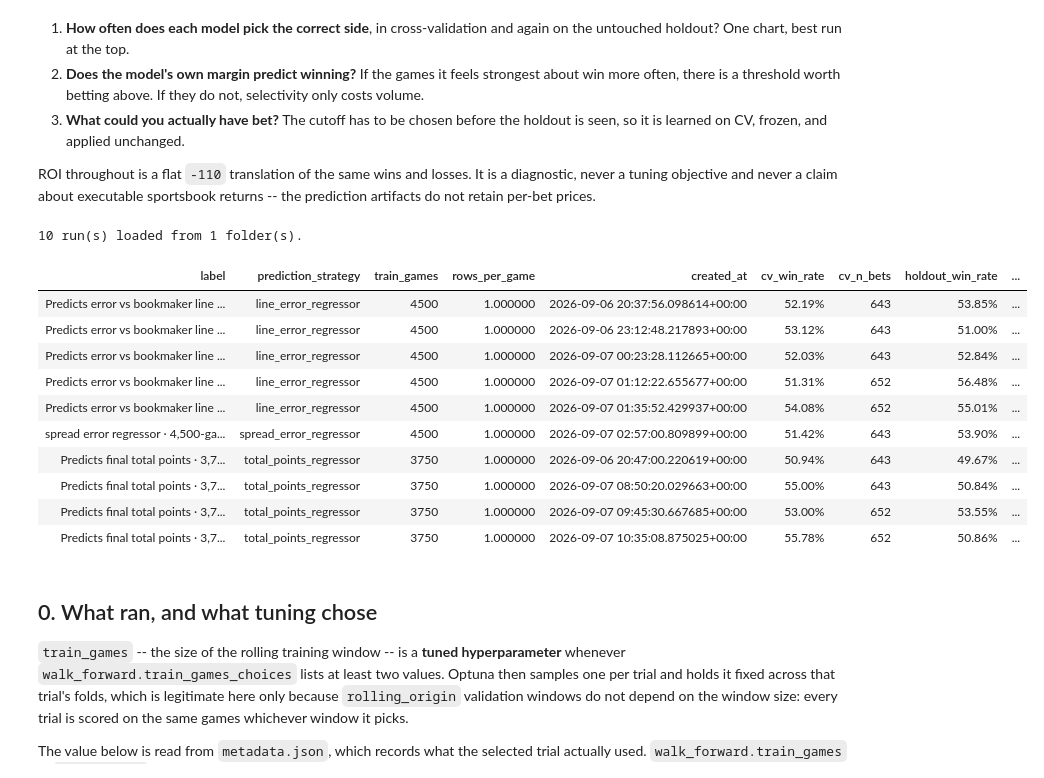
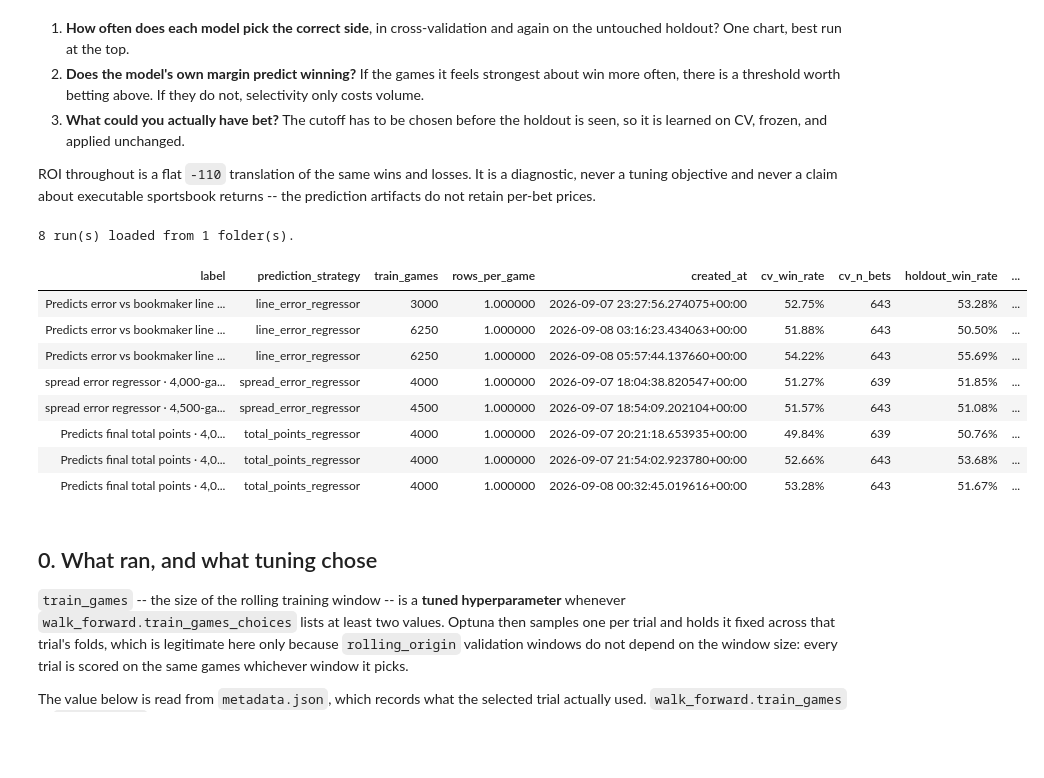
Before and after one commit to aalvarezvarela/Scorecast, a Jupyter notebook: experiments/notebooks/survey_experiments.ipynb, the cells around one changed output. Drawn from its saved outputs; the diff is of its cells as text; code cells hidden in the pictures; blank space fills up the shorter version.

```diff
--- a/experiments/notebooks/survey_experiments.ipynb
+++ b/experiments/notebooks/survey_experiments.ipynb
@@ -48,7 +48,7 @@ SOURCES: list[str] = ['experiments/target_total_points_2026_08', 'experiments/ta
 ]
 SOURCES: list[str] =[ 'experiments/grid_line_error_2026_08', 'experiments/grid_total_points_2026_08']
 SOURCES = ['experiments/extended_history_cv_2026_09']
-SOURCES = ['experiments/n_estimators_probe_2026_09']
+SOURCES = ['experiments/fixed50_optuna_2026_09']
 ARTIFACTS_ROOT = 'artifacts/experiments'
 ONLY_STRATEGIES: list[str] | None = None
 ONLY_COMPARISON_GROUP: str | None = None
@@ -101,44 +101,42 @@ predictions = loaders.load_prediction_cache(runs)
 # Scored here so the inventory already answers "how often did it pick the right
 # side?", and reused by section 1 rather than scoring every prediction twice.
 scoreboard = coverage.build_scoreboard(runs, predictions)
 # n_seeds / seed_roi_range come from seed_stability.csv and are 1 / NaN on a
 # single-seed run. They belong next to the win rates: seed_roi_range is the
 # spread of ONE config's own ROI across seeds, so any between-run gap smaller
 # than it is not a result. A run with no extra seeds simply has no error bar.
 inventory = runs[[
     'label', 'prediction_strategy', 'train_games', 'rows_per_game', 'created_at',
 
 ]].merge(
     scoreboard[[
         'label', 'cv_win_rate', 'cv_n_bets', 'holdout_win_rate', 'holdout_n_bets',
     ]],
     on='label', how='left',
 )
 
 print(f"{len(runs)} run(s) loaded from {runs['source_path'].nunique()} folder(s).")
 display(
     inventory.style.format({
         'cv_win_rate': '{:.2%}',
         'holdout_win_rate': '{:.2%}',
         'cv_n_bets': '{:,.0f}',
         'holdout_n_bets': '{:,.0f}',
         'n_seeds': '{:.0f}',
         'seed_roi_range': '{:.2%}',
     }, na_rep='—').hide(axis='index')
 )
 # %% [output]
-10 run(s) loaded from 1 folder(s).
+8 run(s) loaded from 1 folder(s).
 | label | prediction_strategy | train_games | rows_per_game | created_at | cv_win_rate | cv_n_bets | holdout_win_rate | ... |
-| Predicts error vs bookmaker line ... | line_error_regressor | 4500 | 1.000000 | 2026-09-06 20:37:56.098614+00:00 | 52.19% | 643 | 53.85% | ... |
-| Predicts error vs bookmaker line ... | line_error_regressor | 4500 | 1.000000 | 2026-09-06 23:12:48.217893+00:00 | 53.12% | 643 | 51.00% | ... |
-| Predicts error vs bookmaker line ... | line_error_regressor | 4500 | 1.000000 | 2026-09-07 00:23:28.112665+00:00 | 52.03% | 643 | 52.84% | ... |
-| Predicts error vs bookmaker line ... | line_error_regressor | 4500 | 1.000000 | 2026-09-07 01:12:22.655677+00:00 | 51.31% | 652 | 56.48% | ... |
-| Predicts error vs bookmaker line ... | line_error_regressor | 4500 | 1.000000 | 2026-09-07 01:35:52.429937+00:00 | 54.08% | 652 | 55.01% | ... |
-| spread error regressor · 4,500-ga... | spread_error_regressor | 4500 | 1.000000 | 2026-09-07 02:57:00.809899+00:00 | 51.42% | 643 | 53.90% | ... |
-| Predicts final total points · 3,7... | total_points_regressor | 3750 | 1.000000 | 2026-09-06 20:47:00.220619+00:00 | 50.94% | 643 | 49.67% | ... |
-| Predicts final total points · 3,7... | total_points_regressor | 3750 | 1.000000 | 2026-09-07 08:50:20.029663+00:00 | 55.00% | 643 | 50.84% | ... |
-| Predicts final total points · 3,7... | total_points_regressor | 3750 | 1.000000 | 2026-09-07 09:45:30.667685+00:00 | 53.00% | 652 | 53.55% | ... |
-| Predicts final total points · 3,7... | total_points_regressor | 3750 | 1.000000 | 2026-09-07 10:35:08.875025+00:00 | 55.78% | 652 | 50.86% | ... |
+| Predicts error vs bookmaker line ... | line_error_regressor | 3000 | 1.000000 | 2026-09-07 23:27:56.274075+00:00 | 52.75% | 643 | 53.28% | ... |
+| Predicts error vs bookmaker line ... | line_error_regressor | 6250 | 1.000000 | 2026-09-08 03:16:23.434063+00:00 | 51.88% | 643 | 50.50% | ... |
+| Predicts error vs bookmaker line ... | line_error_regressor | 6250 | 1.000000 | 2026-09-08 05:57:44.137660+00:00 | 54.22% | 643 | 55.69% | ... |
+| spread error regressor · 4,000-ga... | spread_error_regressor | 4000 | 1.000000 | 2026-09-07 18:04:38.820547+00:00 | 51.27% | 639 | 51.85% | ... |
+| spread error regressor · 4,500-ga... | spread_error_regressor | 4500 | 1.000000 | 2026-09-07 18:54:09.202104+00:00 | 51.57% | 643 | 51.08% | ... |
+| Predicts final total points · 4,0... | total_points_regressor | 4000 | 1.000000 | 2026-09-07 20:21:18.653935+00:00 | 49.84% | 639 | 50.76% | ... |
+| Predicts final total points · 4,0... | total_points_regressor | 4000 | 1.000000 | 2026-09-07 21:54:02.923780+00:00 | 52.66% | 643 | 53.68% | ... |
+| Predicts final total points · 4,0... | total_points_regressor | 4000 | 1.000000 | 2026-09-08 00:32:45.019616+00:00 | 53.28% | 643 | 51.67% | ... |
 # %% [markdown]
 ## 0. What ran, and what tuning chose
 
```
Also changed, not shown: parts of 10 cells of this notebook, 4 other files.
